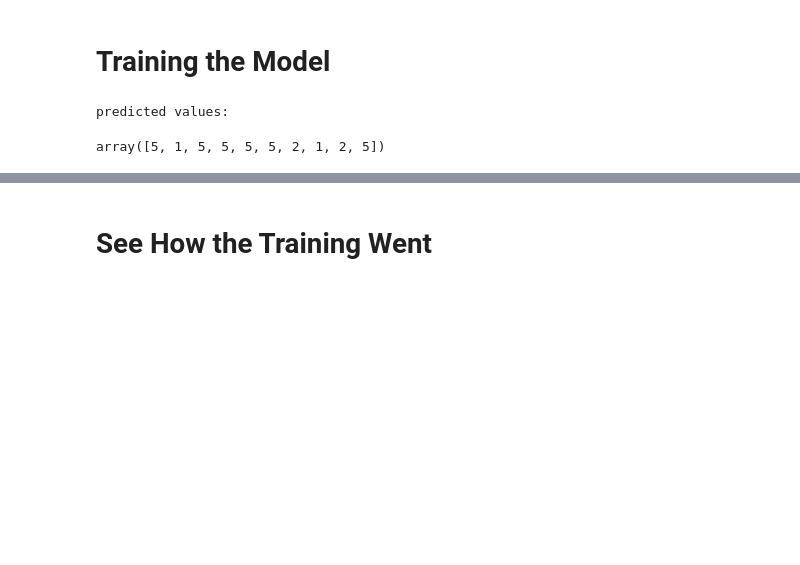
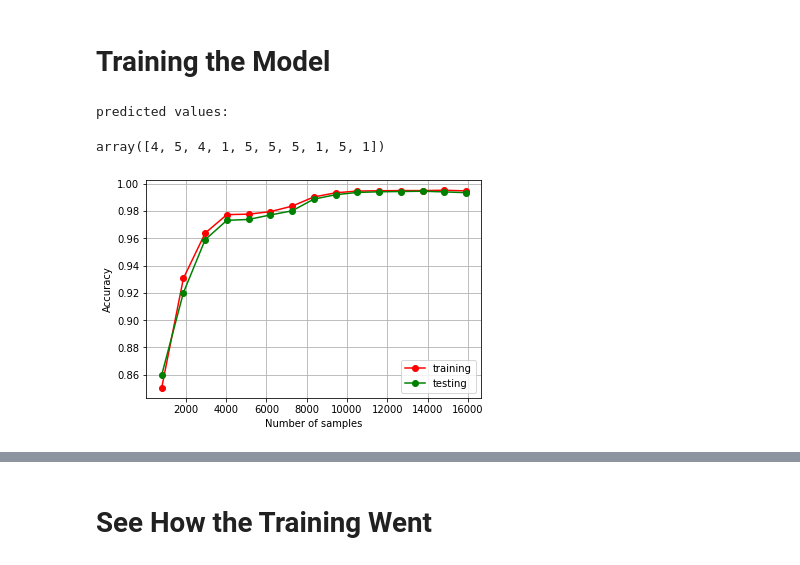
Before and after one commit to LimHonTing/DepressionIndicator, a Jupyter notebook: Depression_Indicator.ipynb, the cells around one changed output, grey strips where cells are left out. Saved outputs shown, nothing was run; the diff lists cells and outputs as text; code cells hidden in the pictures; blank space fills up the shorter version.

```diff
--- a/Depression_Indicator.ipynb
+++ b/Depression_Indicator.ipynb
@@ -312,8 +315,37 @@ y_pred = model.predict(normed_test_data)
 # %%
 example_batch = normed_test_data[:10]
-example_result = model.predict(example_batch)
+example_result = fitted_model.predict(example_batch)
 print("predicted values:")
 example_result
 # %% [output]
 predicted values:
-array([5, 1, 5, 5, 5, 5, 2, 1, 2, 5])
+array([4, 5, 4, 1, 5, 5, 5, 1, 5, 1])
+# %%
+def plot_accuracy_curve(estimator, X, y):
+    sizes, train_scores, test_scores = learning_curve(estimator=estimator,
+                                                      X=X, y=y,
+                                                      scoring="accuracy",
+                                                      train_sizes=np.linspace(0.05, 1.0, 15),
+                                                      cv = KFold(n_splits=3, random_state = 1, shuffle=True))
+
+    train_scores_mean = np.mean(train_scores, axis=1)
+    test_scores_mean = np.mean(test_scores, axis=1)
+
+    plt.plot(sizes, train_scores_mean, "o-", color="red", label="training")
+    plt.plot(sizes, test_scores_mean, "o-", color="green", label="testing")
+    plt.legend(loc="lower right")
+    plt.xlabel("Number of samples")
+    plt.ylabel("Accuracy")
+    plt.grid()
+    plt.show()
+# %%
+X = train_dataset
+y = train_labels
+estimator = svm.SVC(C = 1, # regularization parameter
+                kernel = 'rbf', #kernel{'linear', 'poly', 'rbf', 'sigmoid', 'precomputed'}, default = 'rbf',
+                )
+
+# Estimate the accuracy of the model when facing unseen data
+plot_accuracy_curve(estimator, X, y)
+# %% [output]
+[figure, added]
```
Also changed, not shown: parts of 18 cells of this notebook.
